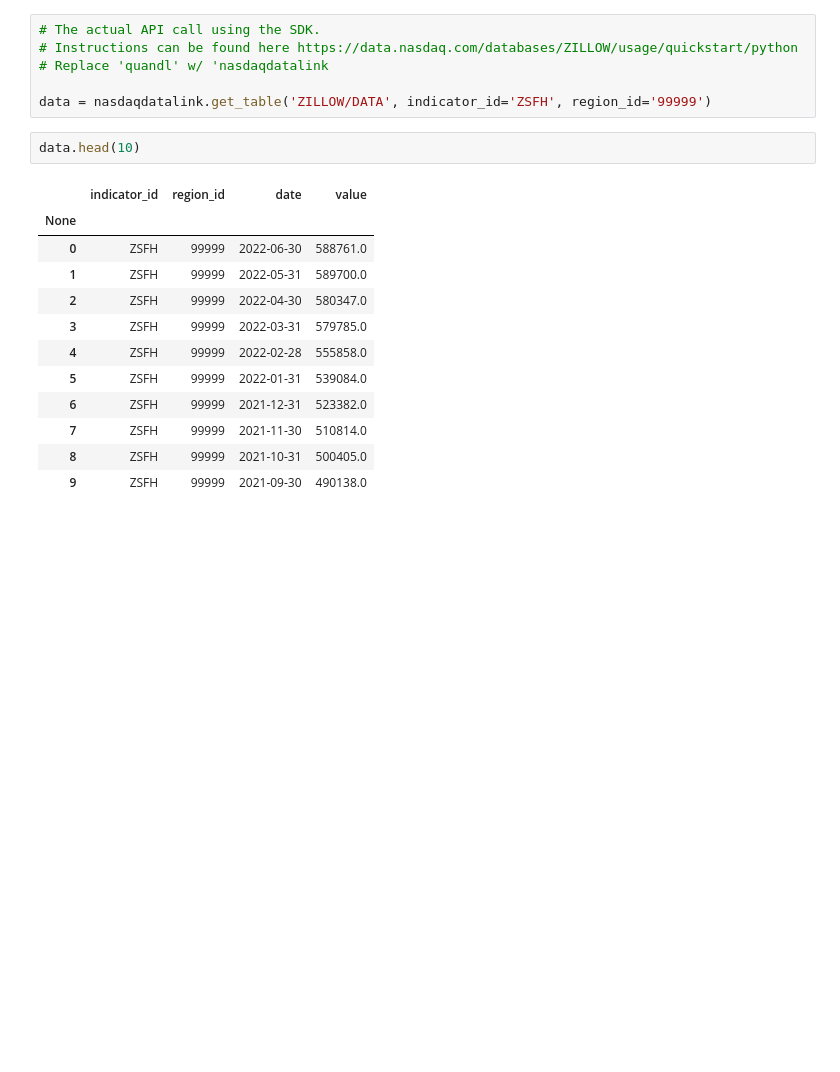
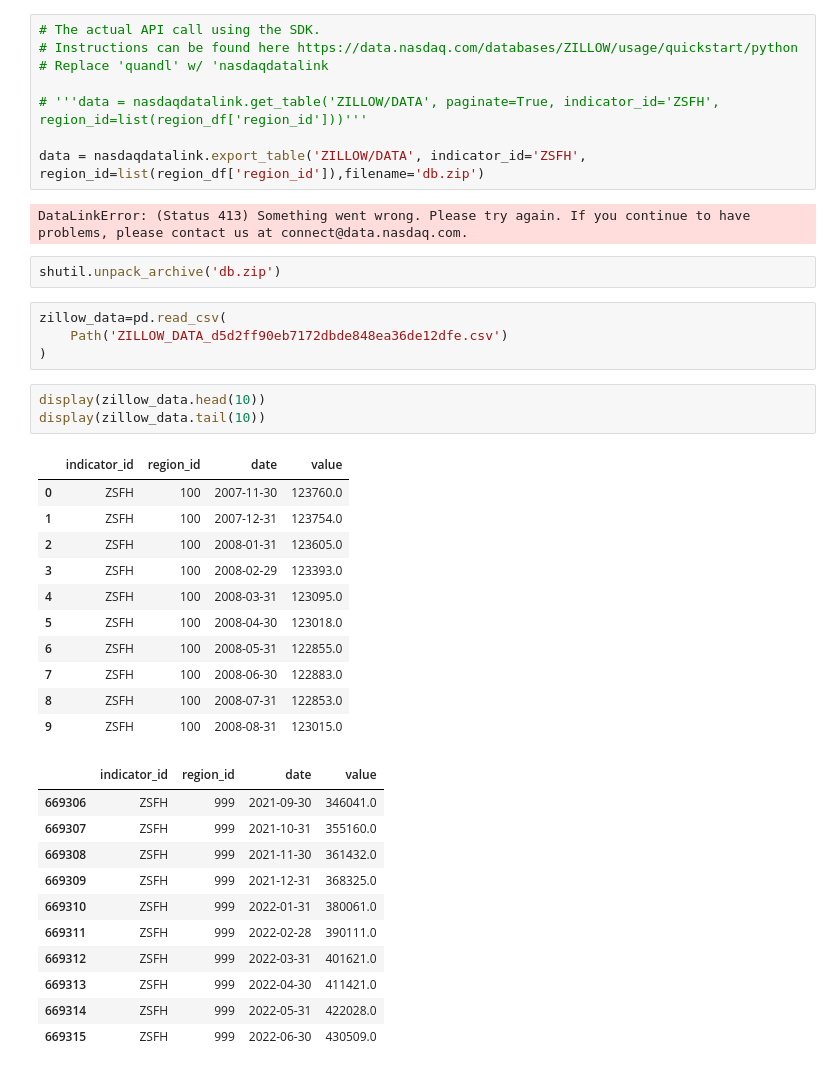
Before and after one commit to quinnwong31/Realestate_of_Mind, a Jupyter notebook: API_testing.ipynb, the cells around one changed output. Saved outputs shown, nothing was run; the diff lists cells and outputs as text; blank space fills up the shorter version.

Commit message:
Have succesfully loaded counties and mean housing prices into jupyter notebook. Need to clean data and join dataframes

```diff
--- a/API_testing.ipynb
+++ b/API_testing.ipynb
@@ -14,19 +60,40 @@ nasdaqdatalink.read_key(filename=".env.txt")
 # Instructions can be found here https://data.nasdaq.com/databases/ZILLOW/usage/quickstart/python
 # Replace 'quandl' w/ 'nasdaqdatalink
 
-data = nasdaqdatalink.get_table('ZILLOW/DATA', indicator_id='ZSFH', region_id='99999')
+# '''data = nasdaqdatalink.get_table('ZILLOW/DATA', paginate=True, indicator_id='ZSFH', region_id=list(region_df['region_id']))'''
+
+data = nasdaqdatalink.export_table('ZILLOW/DATA', indicator_id='ZSFH', region_id=list(region_df['region_id']),filename='db.zip')
+# %% [output]
+DataLinkError: (Status 413) Something went wrong. Please try again. If you continue to have problems, please contact us at connect@data.nasdaq.com.
 # %%
-data.head(10)
+shutil.unpack_archive('db.zip')
-# %% [output]
-|  | indicator_id | region_id | date | value |
-| None |  |  |  |  |
-| 0 | ZSFH | 99999 | 2022-06-30 | 588761.0 |
-| 1 | ZSFH | 99999 | 2022-05-31 | 589700.0 |
-| 2 | ZSFH | 99999 | 2022-04-30 | 580347.0 |
-| 3 | ZSFH | 99999 | 2022-03-31 | 579785.0 |
-| 4 | ZSFH | 99999 | 2022-02-28 | 555858.0 |
-| 5 | ZSFH | 99999 | 2022-01-31 | 539084.0 |
-| 6 | ZSFH | 99999 | 2021-12-31 | 523382.0 |
-| 7 | ZSFH | 99999 | 2021-11-30 | 510814.0 |
-| 8 | ZSFH | 99999 | 2021-10-31 | 500405.0 |
-| 9 | ZSFH | 99999 | 2021-09-30 | 490138.0 |
+# %%
+zillow_data=pd.read_csv(
+    Path('ZILLOW_DATA_d5d2ff90eb7172dbde848ea36de12dfe.csv')
+)
+# %%
+display(zillow_data.head(10))
+display(zillow_data.tail(10))
+# %% [output]
+|  | indicator_id | region_id | date | value |
+| 0 | ZSFH | 100 | 2007-11-30 | 123760.0 |
+| 1 | ZSFH | 100 | 2007-12-31 | 123754.0 |
+| 2 | ZSFH | 100 | 2008-01-31 | 123605.0 |
+| 3 | ZSFH | 100 | 2008-02-29 | 123393.0 |
+| 4 | ZSFH | 100 | 2008-03-31 | 123095.0 |
+| 5 | ZSFH | 100 | 2008-04-30 | 123018.0 |
+| 6 | ZSFH | 100 | 2008-05-31 | 122855.0 |
+| 7 | ZSFH | 100 | 2008-06-30 | 122883.0 |
+| 8 | ZSFH | 100 | 2008-07-31 | 122853.0 |
+| 9 | ZSFH | 100 | 2008-08-31 | 123015.0 |
+|  | indicator_id | region_id | date | value |
+| 669306 | ZSFH | 999 | 2021-09-30 | 346041.0 |
+| 669307 | ZSFH | 999 | 2021-10-31 | 355160.0 |
+| 669308 | ZSFH | 999 | 2021-11-30 | 361432.0 |
+| 669309 | ZSFH | 999 | 2021-12-31 | 368325.0 |
+| 669310 | ZSFH | 999 | 2022-01-31 | 380061.0 |
+| 669311 | ZSFH | 999 | 2022-02-28 | 390111.0 |
+| 669312 | ZSFH | 999 | 2022-03-31 | 401621.0 |
+| 669313 | ZSFH | 999 | 2022-04-30 | 411421.0 |
+| 669314 | ZSFH | 999 | 2022-05-31 | 422028.0 |
+| 669315 | ZSFH | 999 | 2022-06-30 | 430509.0 |
```
Also changed, not shown: parts of 5 cells of this notebook, 2 other files.
